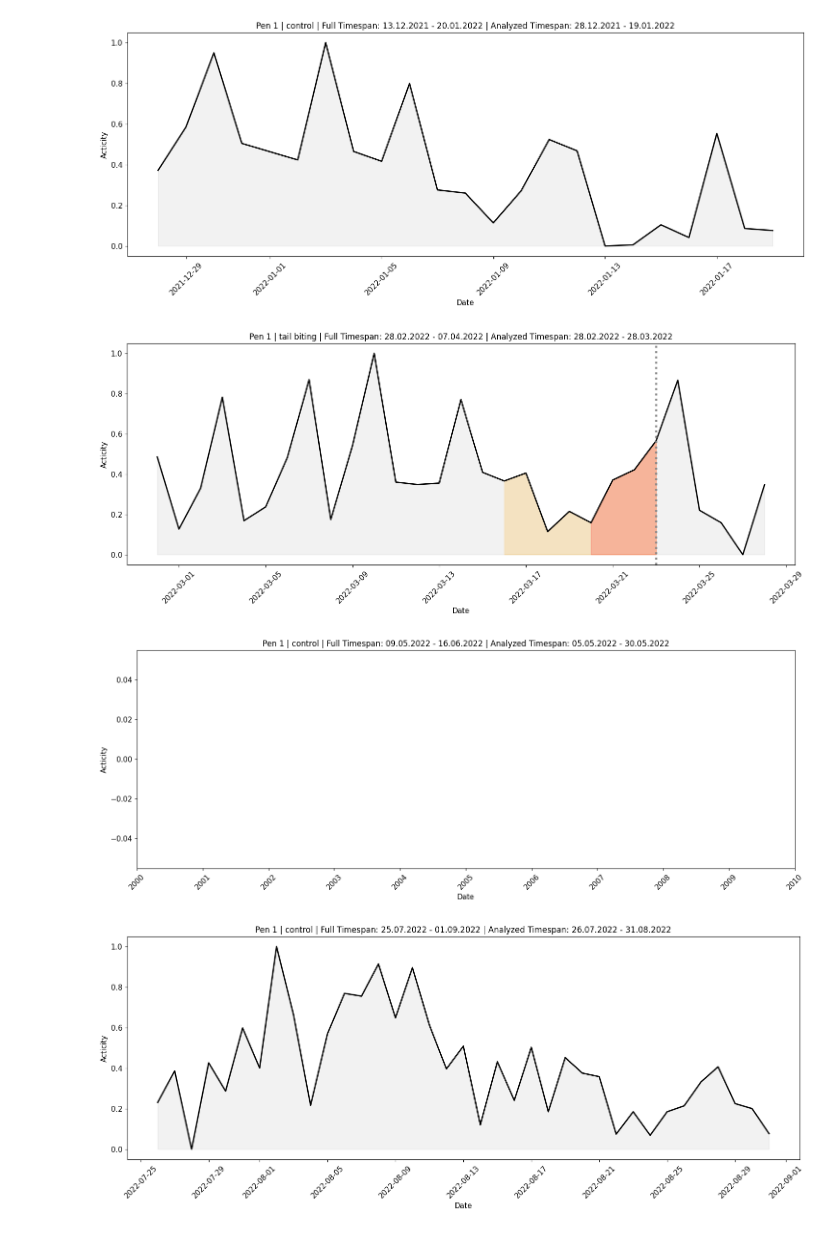
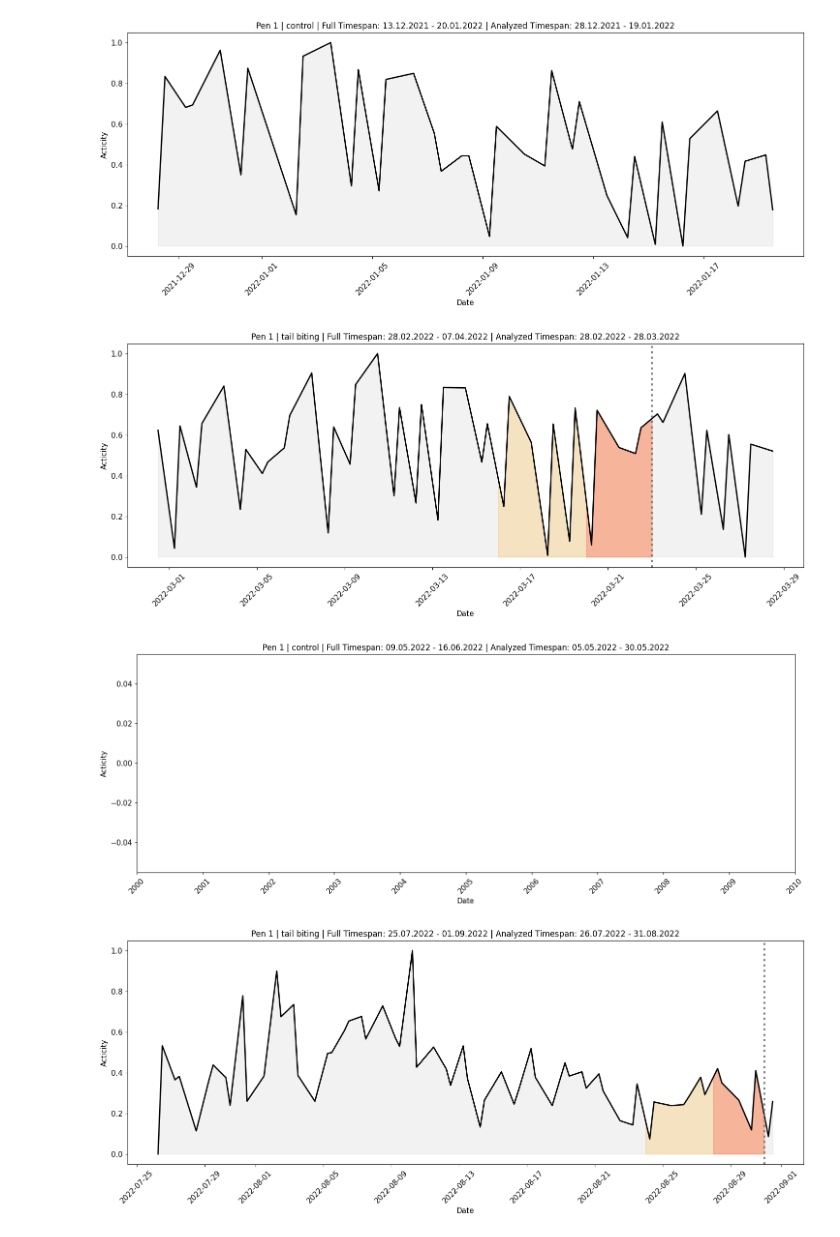
Before and after one commit to jahewite/PigMonitoringResearch, a Jupyter notebook: data_exploration/activity_monitoring_exploration.ipynb, the cells around one changed output. Saved outputs shown, nothing was run; the diff lists cells and outputs as text; code cells hidden in the pictures.

Commit message:
Reworked activity monitoring notebook. Small README changes.

```diff
--- a/data_exploration/activity_monitoring_exploration.ipynb
+++ b/data_exploration/activity_monitoring_exploration.ipynb
@@ -138,9 +50,9 @@ def analyze_activity_changes(monitoring_result, json_path, ax=None, resample_fre
 # %%
-for el in pipeline_monitoring_results:
+for el in pipeline_monitoring_results[:5]:
     analyze_activity_changes(el, path_to_piglet_rearing_info,
-                                    resample_freq="D", normalize=True, rolling_window=None)
+                                    resample_freq="6H", normalize=True, rolling_window=None)
 # %% [output]
-[figure, old version]
+[figure, new version]
-[figure, old version]
+[figure, new version]
 [figure]
-[figure, old version]
+[figure, new version]
```
Also changed, not shown: parts of 20 cells of this notebook, 5 other files.
